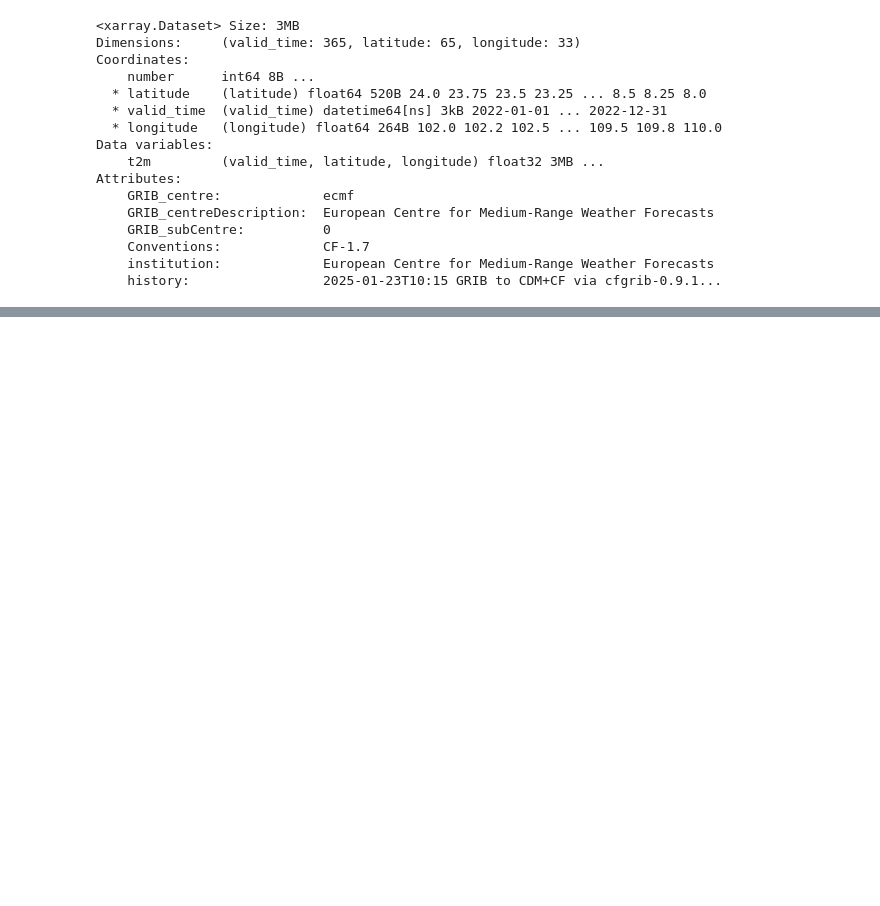
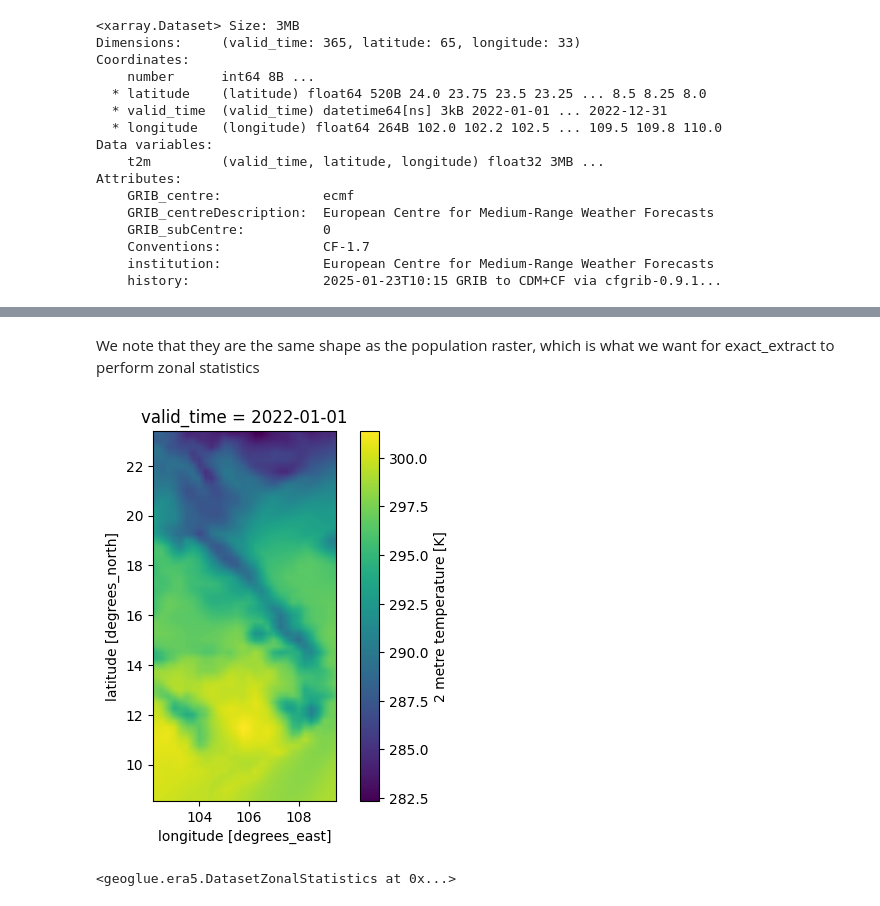
Before and after one commit to kraemer-lab/geoglue, a Jupyter notebook: notebooks/remapdis.ipynb, the cells around one changed output, grey strips where cells are left out. Saved outputs shown, nothing was run; the diff lists cells and outputs as text; code cells hidden in the pictures; blank space fills up the shorter version.

```diff
--- a/notebooks/remapdis.ipynb
+++ b/notebooks/remapdis.ipynb
@@ -99,0 +88,3 @@ cdo    remapdis (Abort): Unsupported generic coordinates (Variable: t2m)!
+# %%
+ds_remapbil = xr.open_dataset(resample(CdoResampling.remapbil, "temperature.nc", target=era5.population))
+ds_remapbil
@@ -99,0 +108,11 @@ cdo    remapdis (Abort): Unsupported generic coordinates (Variable: t2m)!
+# %% [markdown]
+We note that they are the same shape as the population raster, which is what we want for exact_extract to perform zonal statistics
+# %%
+plot_t2m(ds_remapbil)
+# %% [output]
+[figure, added]
+# %%
+zs = DatasetZonalStatistics(ds_remapbil, era5.geom, era5.population)
+zs
+# %% [output]
+<geoglue.era5.DatasetZonalStatistics at 0x...>
```
Also changed, not shown: parts of 22 cells of this notebook, 1 other file.
